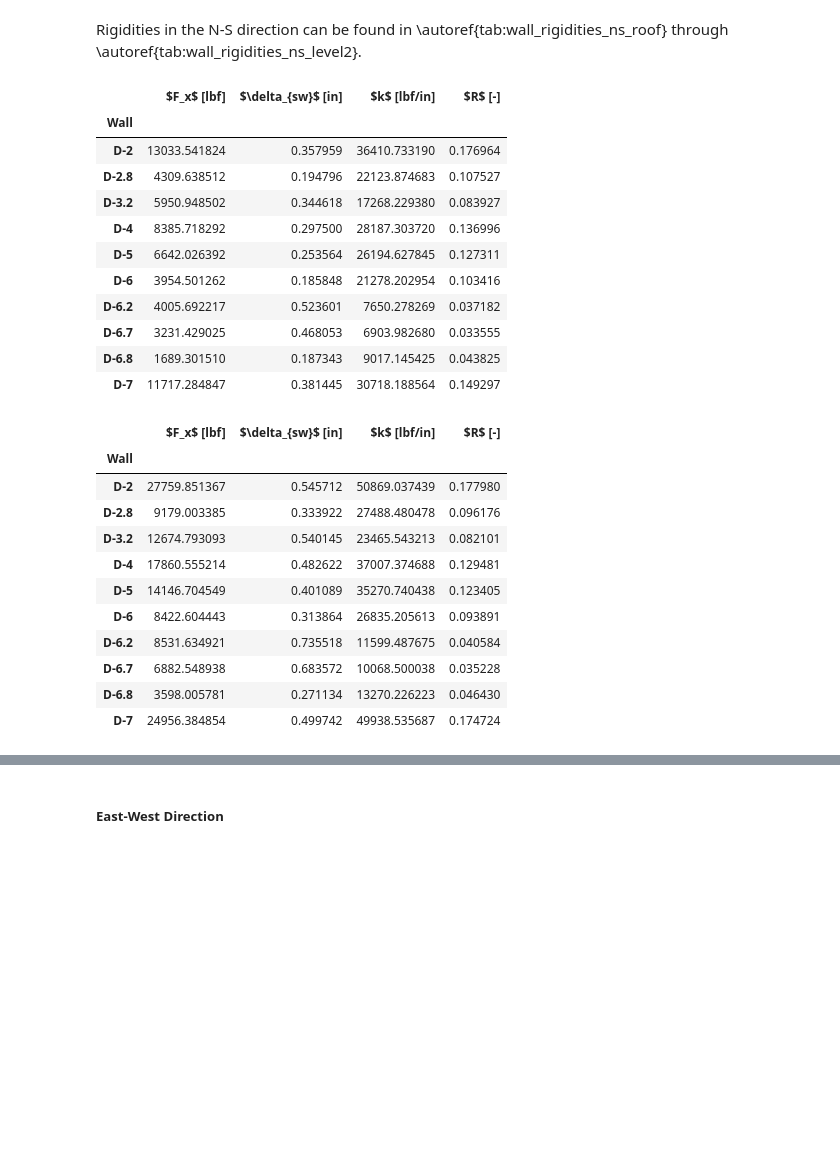
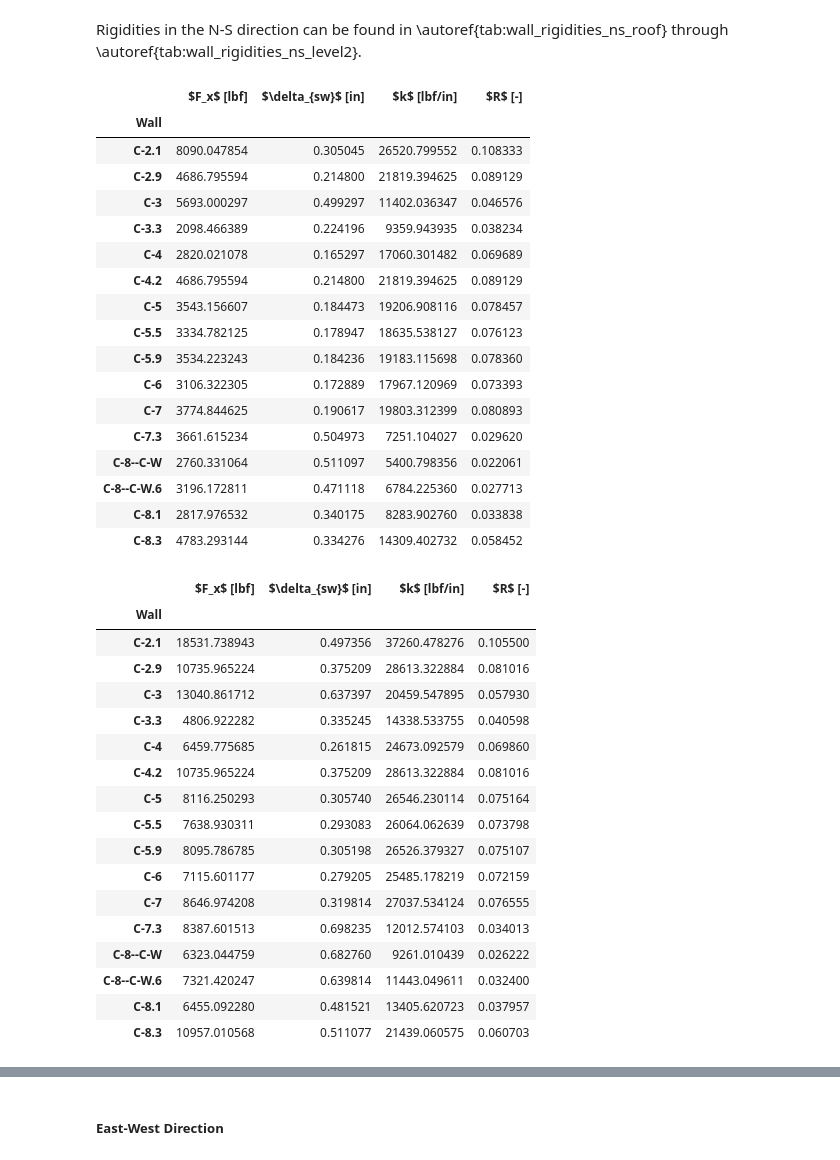
Before and after one commit to kpff-andy-sazima/Beaverton-Creek, a Jupyter notebook: building_c_seismic.ipynb, the cells around one changed output, grey strips where cells are left out. Drawn from its saved outputs; the diff is of its cells as text; code cells hidden in the pictures; blank space fills up the shorter version.

```diff
--- a/building_c_seismic.ipynb
+++ b/building_c_seismic.ipynb
@@ -626,6 +626,7 @@ We will envelope the forces with a fully flexible diaphragm assumption and a ful
 diaphragm_rigidity = ["Flexible", "Rigid"]
 levels = ["Roof", "Level 5", "Level 4", "Level 3", "Level 2"]
 walls = {
+    # N-S
     "C-2.1": "N-S",
     "C-2.9": "N-S",
     "C-3": "N-S",
@@ -644,19 +645,17 @@ walls = {
     "C-8.3": "N-S",
     # E-W
     "C-B--C-2": "E-W",
-    "C-B--C-3.3": "E-W",
     "C-B--C-4": "E-W",
     "C-B--C-4.9": "E-W",
     "C-W.6--C-7.3": "E-W",
     "C-X--C-5.8": "E-W",
     "C-X--C-6.5": "E-W",
-    "C-X--C-7.2": "E-W",
     "C-C--C-2.5": "E-W",
     "C-C--C-3.6": "E-W",
     "C-C--C-5.2": "E-W",
     "C-Y--C-5.8": "E-W",
     "C-Y--C-6.5": "E-W",
-    "C-Y--C-7.6": "E-W",
+    "C-Y--C-7.2": "E-W",
 }
 
 index = pd.MultiIndex.from_product(
@@ -1469,55 +1493,75 @@ display_table(
     position_float="centering",
     caption="Wall rigidities NS - Roof",
     label="tab:wall_rigidities_ns_roof",
+)
+display_table(
+    dataframe=rigid_ns,
+    levels="Level 5",
+    column_names_filter_and_map=column_name_map,
+    position_float="centering",
+    caption="Wall rigidities NS - Level 5",
+    label="tab:wall_rigidities_ns_level5",
 )
 display_table(
     dataframe=rigid_ns,
     levels="Level 4",
     column_names_filter_and_map=column_name_map,
     position_float="centering",
     caption="Wall rigidities NS - Level 4",
     label="tab:wall_rigidities_ns_level4",
 )
 display_table(
     dataframe=rigid_ns,
     levels="Level 3",
     column_names_filter_and_map=column_name_map,
     position_float="centering",
     caption="Wall rigidities NS - Level 3",
     label="tab:wall_rigidities_ns_level3",
 )
 display_table(
     dataframe=rigid_ns,
     levels="Level 2",
     column_names_filter_and_map=column_name_map,
     position_float="centering",
     caption="Wall rigidities NS - Level 2",
     label="tab:wall_rigidities_ns_level2",
 )
 # %% [output]
 |  | $F_x$ [lbf] | $\delta_{sw}$ [in] | $k$ [lbf/in] | $R$ [-] |
 | Wall |  |  |  |  |
-| D-2 | 13033.541824 | 0.357959 | 36410.733190 | 0.176964 |
-| D-2.8 | 4309.638512 | 0.194796 | 22123.874683 | 0.107527 |
-| D-3.2 | 5950.948502 | 0.344618 | 17268.229380 | 0.083927 |
-| D-4 | 8385.718292 | 0.297500 | 28187.303720 | 0.136996 |
-| D-5 | 6642.026392 | 0.253564 | 26194.627845 | 0.127311 |
-| D-6 | 3954.501262 | 0.185848 | 21278.202954 | 0.103416 |
-| D-6.2 | 4005.692217 | 0.523601 | 7650.278269 | 0.037182 |
-| D-6.7 | 3231.429025 | 0.468053 | 6903.982680 | 0.033555 |
-| D-6.8 | 1689.301510 | 0.187343 | 9017.145425 | 0.043825 |
-| D-7 | 11717.284847 | 0.381445 | 30718.188564 | 0.149297 |
+| C-2.1 | 8090.047854 | 0.305045 | 26520.799552 | 0.108333 |
+| C-2.9 | 4686.795594 | 0.214800 | 21819.394625 | 0.089129 |
+| C-3 | 5693.000297 | 0.499297 | 11402.036347 | 0.046576 |
+| C-3.3 | 2098.466389 | 0.224196 | 9359.943935 | 0.038234 |
+| C-4 | 2820.021078 | 0.165297 | 17060.301482 | 0.069689 |
+| C-4.2 | 4686.795594 | 0.214800 | 21819.394625 | 0.089129 |
+| C-5 | 3543.156607 | 0.184473 | 19206.908116 | 0.078457 |
+| C-5.5 | 3334.782125 | 0.178947 | 18635.538127 | 0.076123 |
+| C-5.9 | 3534.223243 | 0.184236 | 19183.115698 | 0.078360 |
+| C-6 | 3106.322305 | 0.172889 | 17967.120969 | 0.073393 |
+| C-7 | 3774.844625 | 0.190617 | 19803.312399 | 0.080893 |
+| C-7.3 | 3661.615234 | 0.504973 | 7251.104027 | 0.029620 |
+| C-8--C-W | 2760.331064 | 0.511097 | 5400.798356 | 0.022061 |
+| C-8--C-W.6 | 3196.172811 | 0.471118 | 6784.225360 | 0.027713 |
+| C-8.1 | 2817.976532 | 0.340175 | 8283.902760 | 0.033838 |
+| C-8.3 | 4783.293144 | 0.334276 | 14309.402732 | 0.058452 |
 |  | $F_x$ [lbf] | $\delta_{sw}$ [in] | $k$ [lbf/in] | $R$ [-] |
 | Wall |  |  |  |  |
-| D-2 | 27759.851367 | 0.545712 | 50869.037439 | 0.177980 |
-| D-2.8 | 9179.003385 | 0.333922 | 27488.480478 | 0.096176 |
-| D-3.2 | 12674.793093 | 0.540145 | 23465.543213 | 0.082101 |
-| D-4 | 17860.555214 | 0.482622 | 37007.374688 | 0.129481 |
-| D-5 | 14146.704549 | 0.401089 | 35270.740438 | 0.123405 |
-| D-6 | 8422.604443 | 0.313864 | 26835.205613 | 0.093891 |
-| D-6.2 | 8531.634921 | 0.735518 | 11599.487675 | 0.040584 |
-| D-6.7 | 6882.548938 | 0.683572 | 10068.500038 | 0.035228 |
-| D-6.8 | 3598.005781 | 0.271134 | 13270.226223 | 0.046430 |
-| D-7 | 24956.384854 | 0.499742 | 49938.535687 | 0.174724 |
+| C-2.1 | 18531.738943 | 0.497356 | 37260.478276 | 0.105500 |
+| C-2.9 | 10735.965224 | 0.375209 | 28613.322884 | 0.081016 |
+| C-3 | 13040.861712 | 0.637397 | 20459.547895 | 0.057930 |
+| C-3.3 | 4806.922282 | 0.335245 | 14338.533755 | 0.040598 |
+| C-4 | 6459.775685 | 0.261815 | 24673.092579 | 0.069860 |
+| C-4.2 | 10735.965224 | 0.375209 | 28613.322884 | 0.081016 |
+| C-5 | 8116.250293 | 0.305740 | 26546.230114 | 0.075164 |
+| C-5.5 | 7638.930311 | 0.293083 | 26064.062639 | 0.073798 |
+| C-5.9 | 8095.786785 | 0.305198 | 26526.379327 | 0.075107 |
+| C-6 | 7115.601177 | 0.279205 | 25485.178219 | 0.072159 |
+| C-7 | 8646.974208 | 0.319814 | 27037.534124 | 0.076555 |
+| C-7.3 | 8387.601513 | 0.698235 | 12012.574103 | 0.034013 |
+| C-8--C-W | 6323.044759 | 0.682760 | 9261.010439 | 0.026222 |
+| C-8--C-W.6 | 7321.420247 | 0.639814 | 11443.049611 | 0.032400 |
+| C-8.1 | 6455.092280 | 0.481521 | 13405.620723 | 0.037957 |
+| C-8.3 | 10957.010568 | 0.511077 | 21439.060575 | 0.060703 |
 |  | $F_x$ [lbf] | $\delta_{sw}$ [in] | $k$ [lbf/in] | $R$ [-] |
 | Wall |  |  |  |  |
```
Also changed, not shown: parts of 19 cells of this notebook, 1 other file.
